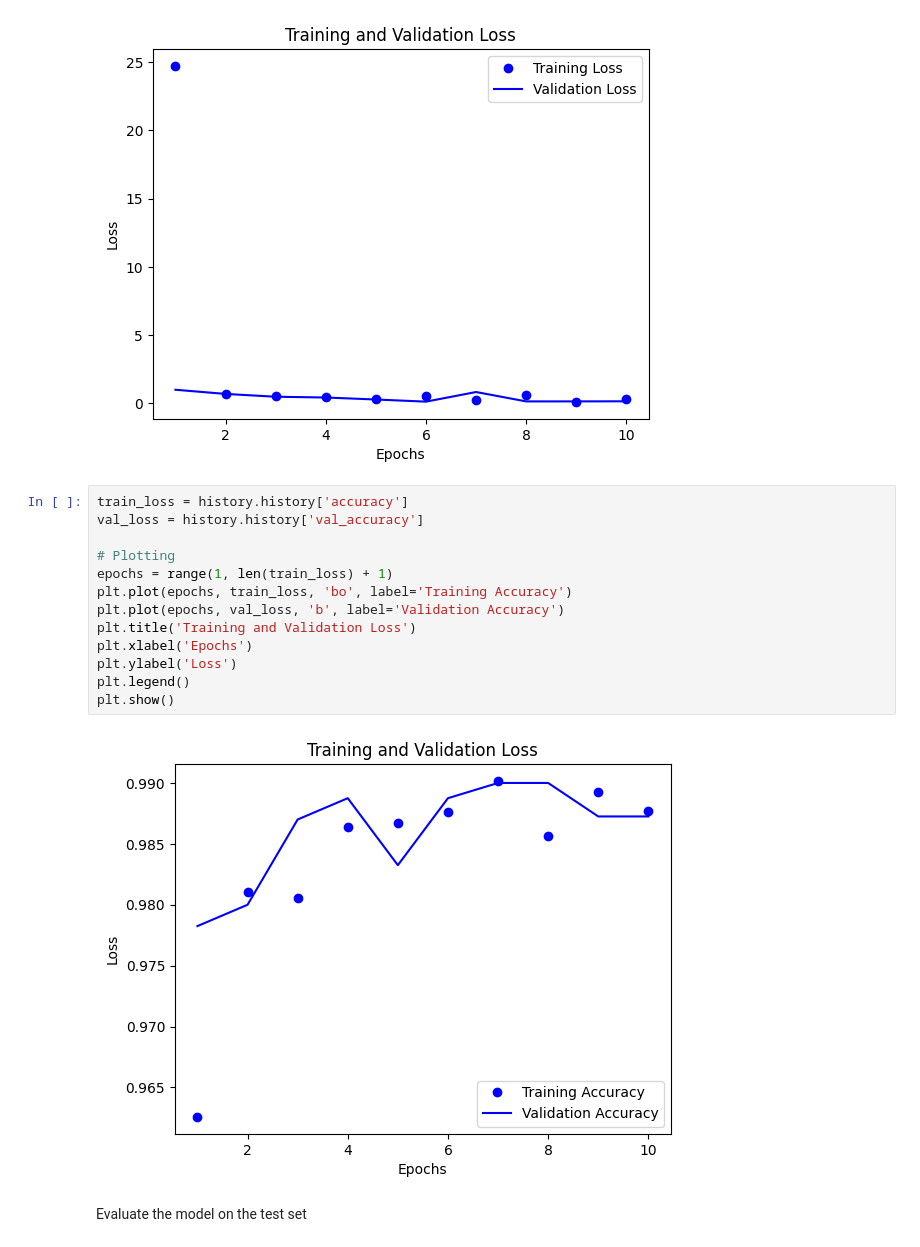
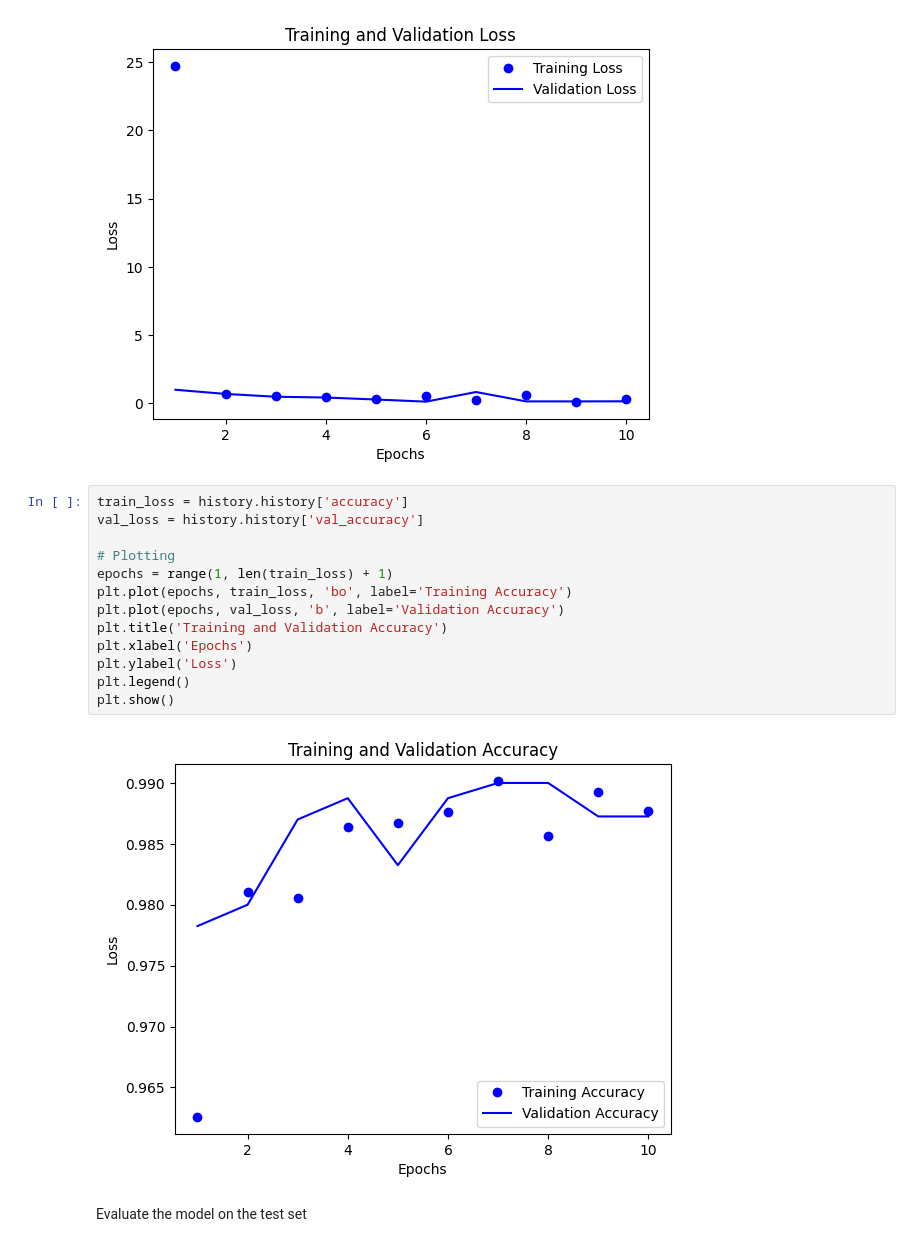
Before and after one commit to sourabh9854/white_dot_predict, a Jupyter notebook: whitespotpredictor.ipynb, the cells around one changed output. Saved outputs shown, nothing was run; the diff lists cells and outputs as text.

```diff
--- a/whitespotpredictor.ipynb
+++ b/whitespotpredictor.ipynb
@@ -171,18 +171,18 @@ plt.show()
 # %%
 train_loss = history.history['accuracy']
 val_loss = history.history['val_accuracy']
 
 # Plotting
 epochs = range(1, len(train_loss) + 1)
 plt.plot(epochs, train_loss, 'bo', label='Training Accuracy')
 plt.plot(epochs, val_loss, 'b', label='Validation Accuracy')
-plt.title('Training and Validation Loss')
+plt.title('Training and Validation Accuracy')
 plt.xlabel('Epochs')
 plt.ylabel('Loss')
 plt.legend()
 plt.show()
 # %% [output]
-[figure, old version]
+[figure, new version]
 # %% [markdown]
 Evaluate the model on the test set
 # %%
```
